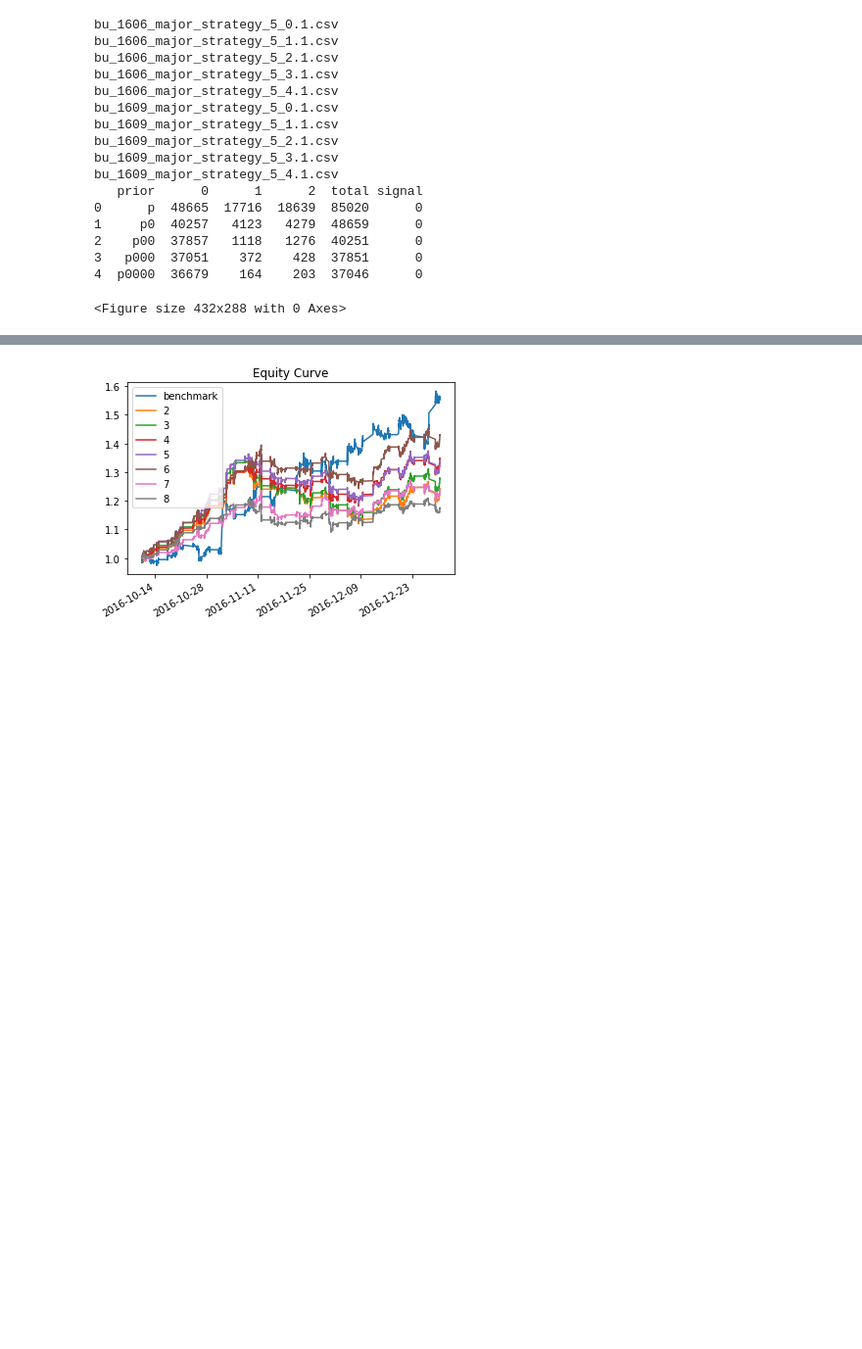
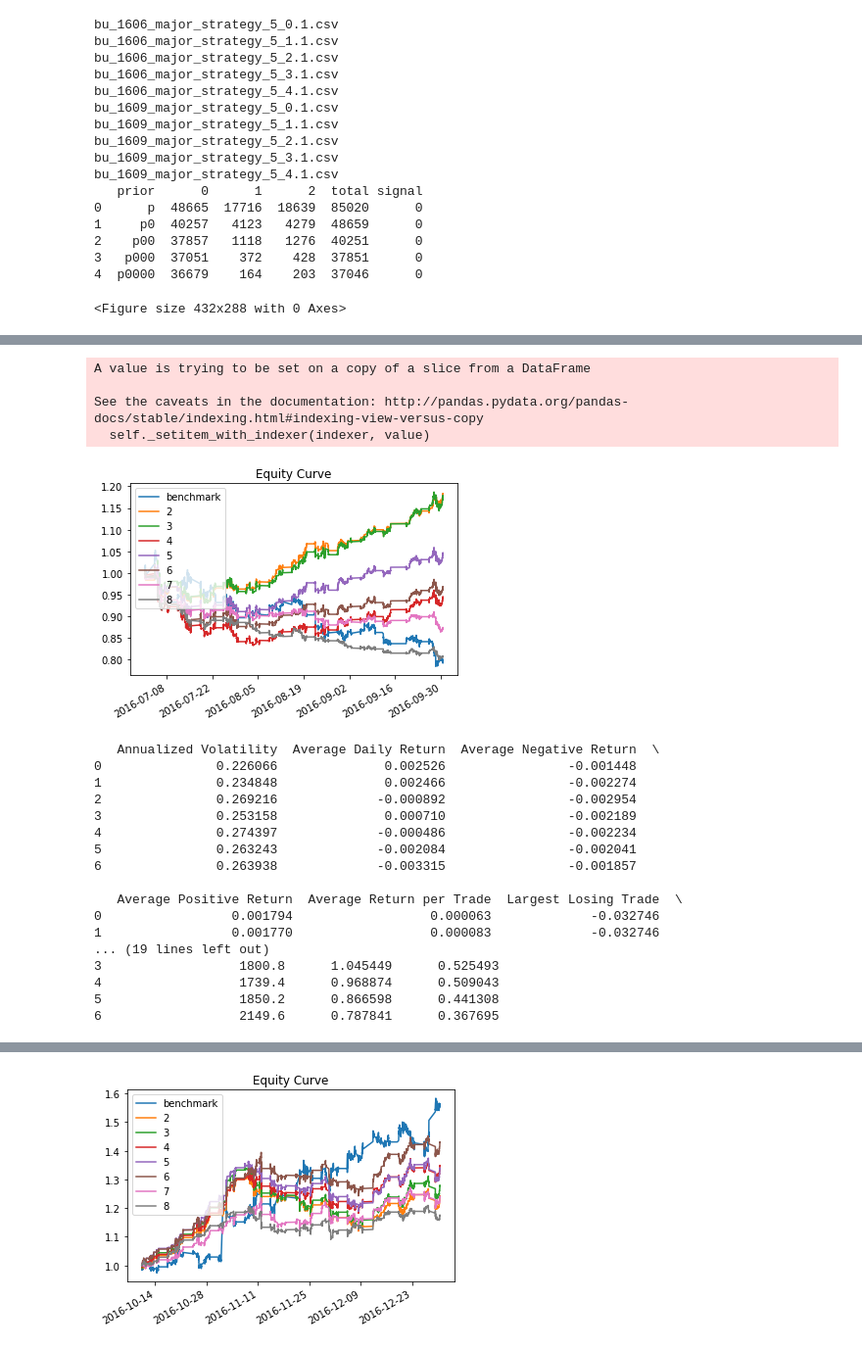
Before and after one commit to dechang227/QishiQR, a Jupyter notebook: MajorContractAnalysis/MajorContract.ipynb, the cells around one changed output, grey strips where cells are left out. Shown: that part at 98% size. Cells and saved outputs as stored; diff of their text form; code cells hidden in the pictures; blank space fills up the shorter version.

```diff
--- a/MajorContractAnalysis/MajorContract.ipynb
+++ b/MajorContractAnalysis/MajorContract.ipynb
@@ -355,0 +367,28 @@ lm_validation.run()
+# %%
+#max_order=7 is actually max order 8
+lm_validation = LmValidation(slm, symbol='bu_major', data_dir=r'../Output',
+                                 valid_dir=r'../Validation', max_order=7, offsets_average=True, n_offsets=5)
+lm_validation.run(['Fixed']*7)
+# %% [output]
+A value is trying to be set on a copy of a slice from a DataFrame
+
+See the caveats in the documentation: http://pandas.pydata.org/pandas-docs/stable/indexing.html#indexing-view-versus-copy
+  self._setitem_with_indexer(indexer, value)
+[figure, added]
+   Annualized Volatility  Average Daily Return  Average Negative Return  \
+0               0.226066              0.002526                -0.001448
+1               0.234848              0.002466                -0.002274
+2               0.269216             -0.000892                -0.002954
+3               0.253158              0.000710                -0.002189
+4               0.274397             -0.000486                -0.002234
+5               0.263243             -0.002084                -0.002041
+6               0.263938             -0.003315                -0.001857
+
+   Average Positive Return  Average Return per Trade  Largest Losing Trade  \
+0                 0.001794                  0.000063             -0.032746
+1                 0.001770                  0.000083             -0.032746
+... (19 lines left out)
+3                  1800.8      1.045449      0.525493
+4                  1739.4      0.968874      0.509043
+5                  1850.2      0.866598      0.441308
+6                  2149.6      0.787841      0.367695
```
Also changed, not shown: parts of 8 cells of this notebook.
